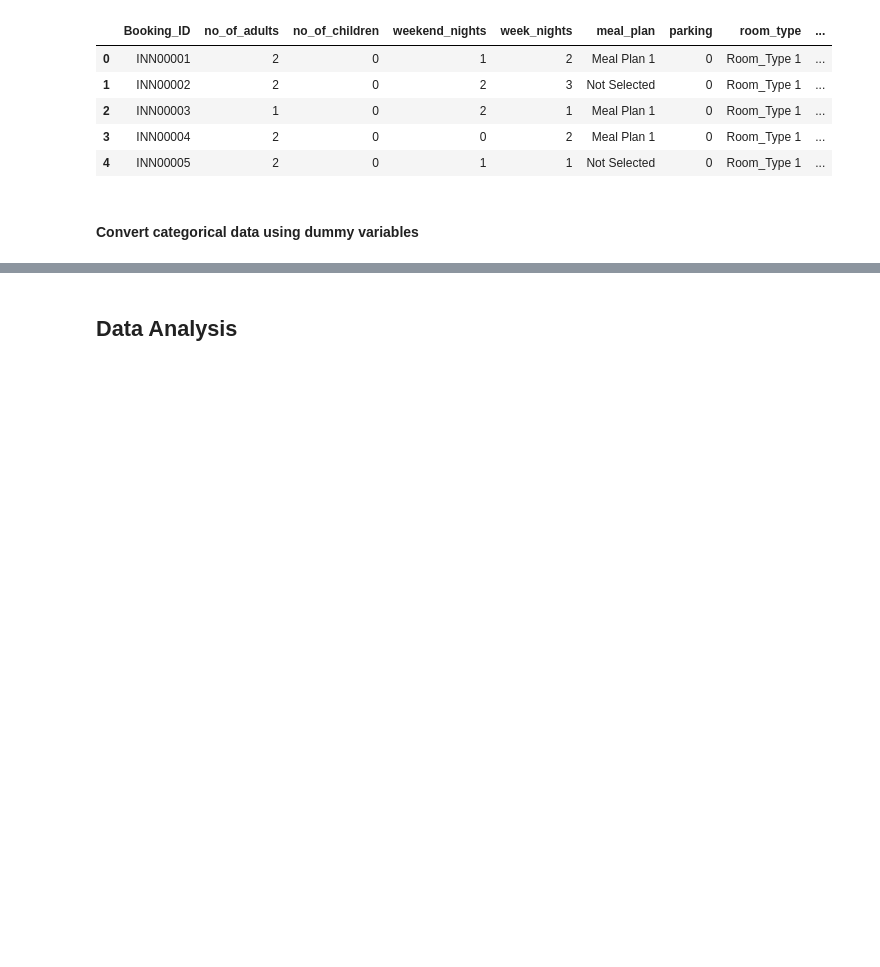
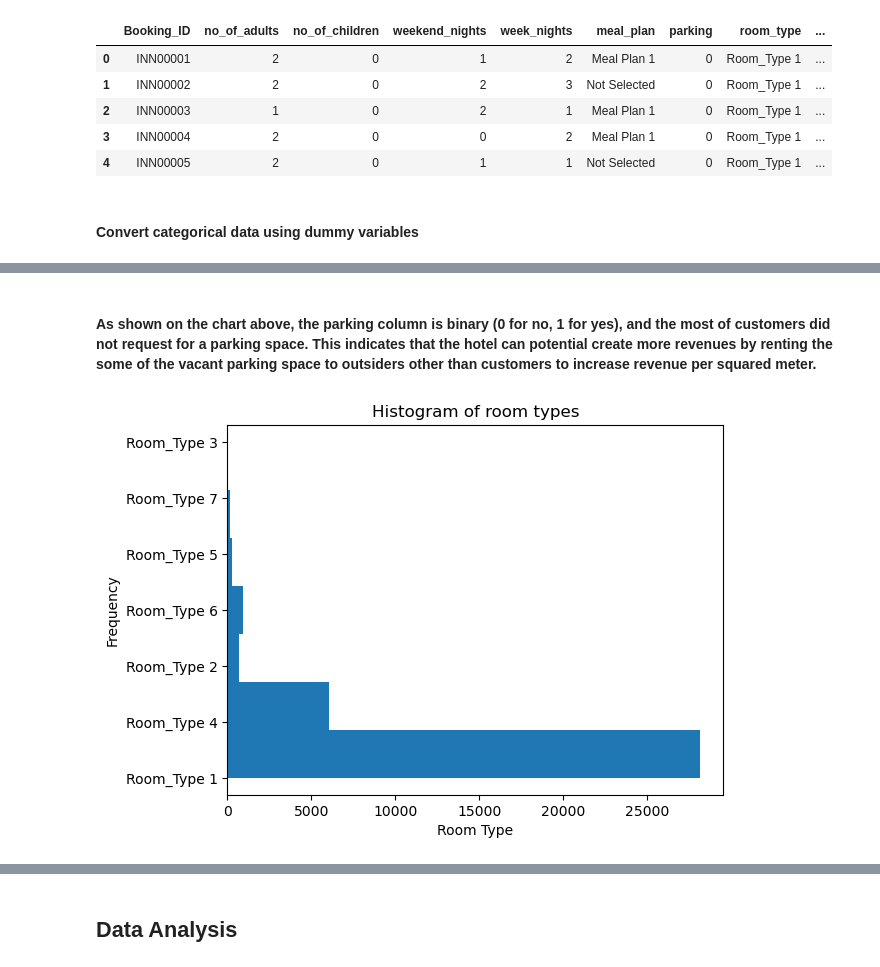
Before and after one commit to Haiqi-Z/CS381Final_Project, a Jupyter notebook: cs381_final.ipynb, the cells around one changed output, grey strips where cells are left out. Cells and saved outputs as stored; diff of their text form; code cells hidden in the pictures; blank space fills up the shorter version.

```diff
--- a/cs381_final.ipynb
+++ b/cs381_final.ipynb
@@ -154,0 +155,11 @@ df['season'] = df['arrival_month'].apply(map_season)
+# %% [markdown]
+#### As shown on the chart above, the parking column is binary (0 for no, 1 for yes), and the most of customers did not request for a parking space. This indicates that the hotel can potential create more revenues by renting the some of the vacant parking space to outsiders other than customers to increase revenue per squared meter.
+# %%
+# room_type
+plt.hist(df['room_type'], bins=7, orientation = 'horizontal')
+plt.title('Histogram of room types')
+plt.xlabel('Room Type')
+plt.ylabel('Frequency')
+plt.show()
+# %% [output]
+[figure, added]
```
Also changed, not shown: parts of 44 cells of this notebook, 1 other file.
